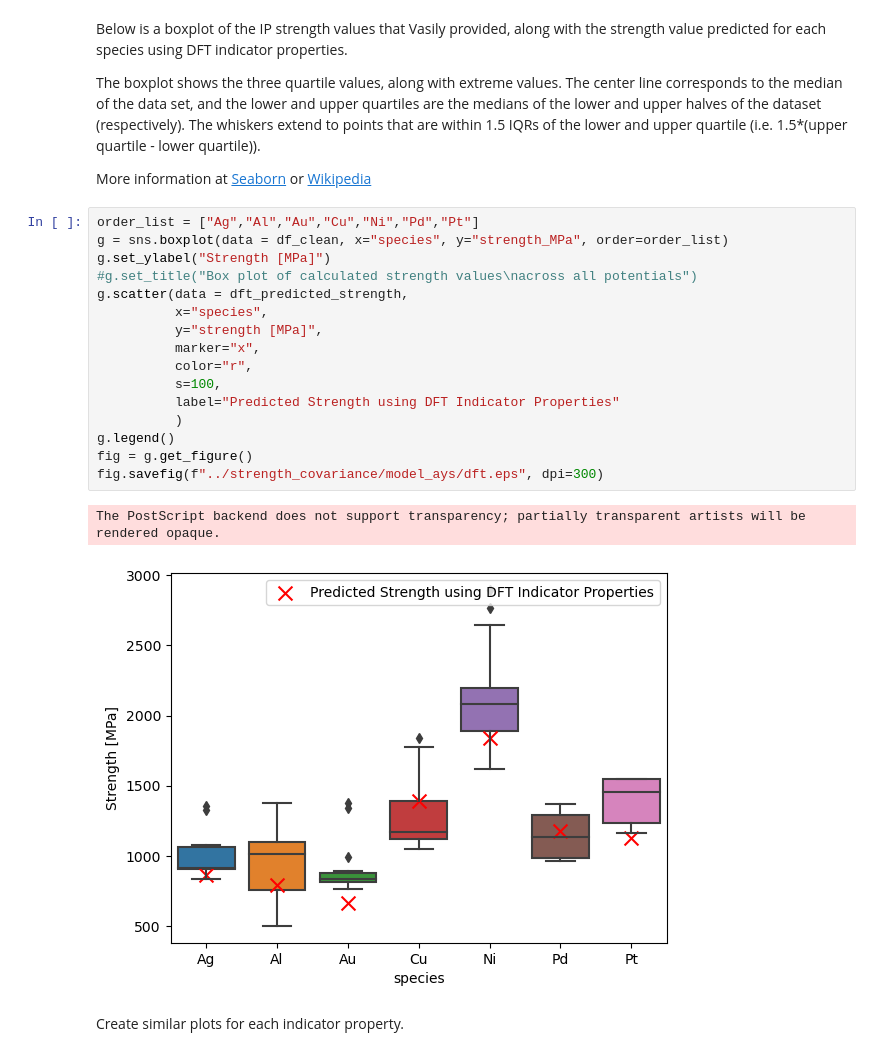
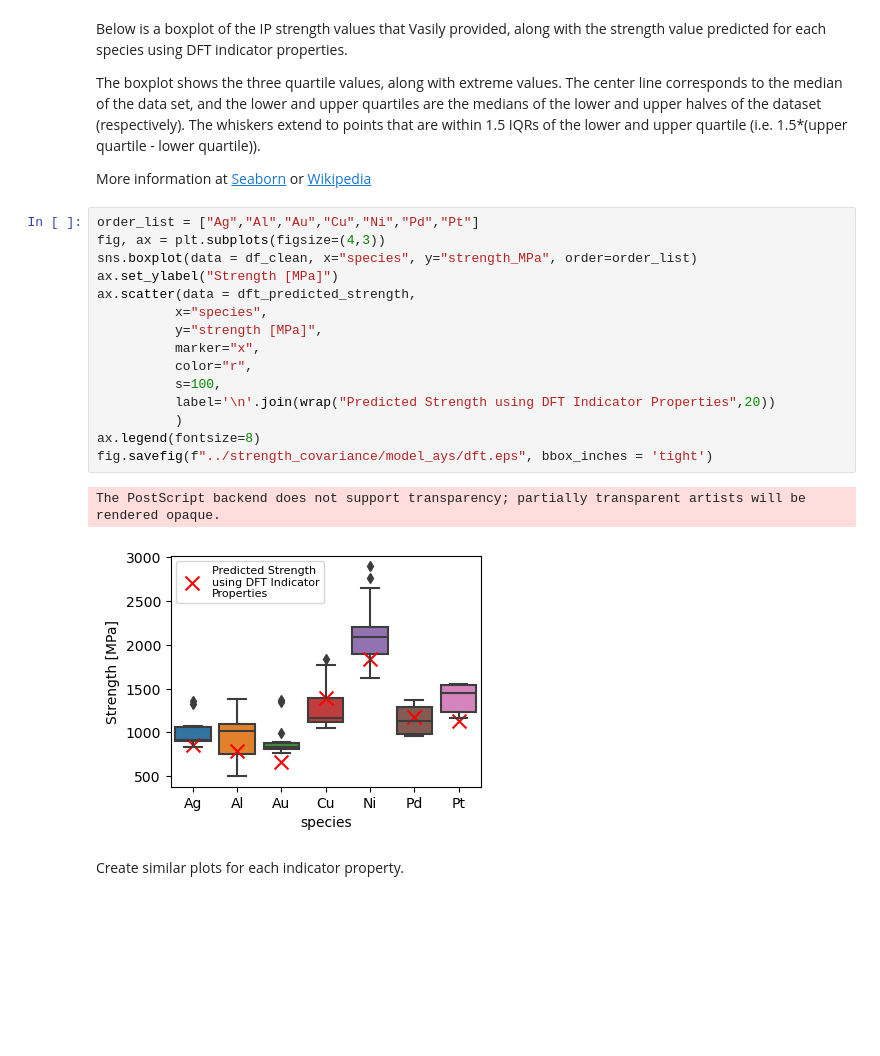
Before and after one commit to bjasperson/strength_covariance, a Jupyter notebook: experiments/dft_import_230831.ipynb, the cells around one changed output. Saved outputs shown, nothing was run; the diff lists cells and outputs as text; blank space fills up the shorter version.

Commit message:
plotting updates
linear_model:
- set_aspect is equal
- r2_plot update labels

model_selection.py:
- bar chart label updates

update dft plot

```diff
--- a/experiments/dft_import_230831.ipynb
+++ b/experiments/dft_import_230831.ipynb
@@ -130,23 +131,22 @@ The boxplot shows the three quartile values, along with extreme values. The cent
 More information at [Seaborn](https://seaborn.pydata.org/generated/seaborn.boxplot.html) or [Wikipedia](https://en.wikipedia.org/wiki/Box_plot)
 # %%
 order_list = ["Ag","Al","Au","Cu","Ni","Pd","Pt"]
-g = sns.boxplot(data = df_clean, x="species", y="strength_MPa", order=order_list)
-g.set_ylabel("Strength [MPa]")
-#g.set_title("Box plot of calculated strength values\nacross all potentials")
-g.scatter(data = dft_predicted_strength,
+fig, ax = plt.subplots(figsize=(4,3))
+sns.boxplot(data = df_clean, x="species", y="strength_MPa", order=order_list)
+ax.set_ylabel("Strength [MPa]")
+ax.scatter(data = dft_predicted_strength,
           x="species",
           y="strength [MPa]",
           marker="x",
           color="r",
           s=100,
-          label="Predicted Strength using DFT Indicator Properties"
+          label='\n'.join(wrap("Predicted Strength using DFT Indicator Properties",20))
           )
-g.legend()
-fig = g.get_figure()
-fig.savefig(f"../strength_covariance/model_ays/dft.eps", dpi=300)
+ax.legend(fontsize=8)
+fig.savefig(f"../strength_covariance/model_ays/dft.eps", bbox_inches = 'tight')
 # %% [output]
 The PostScript backend does not support transparency; partially transparent artists will be rendered opaque.
-[figure, old version]
+[figure, new version]
 # %% [markdown]
 Create similar plots for each indicator property.
 # %%
```
Also changed, not shown: parts of 1 cell of this notebook, 4 other files.
